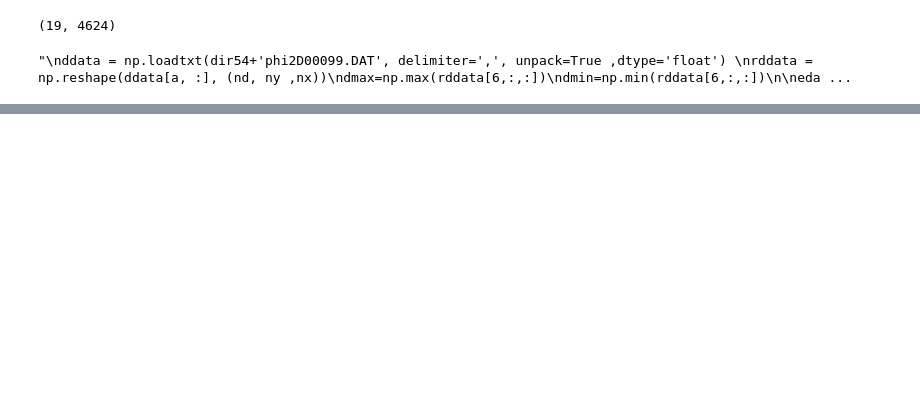
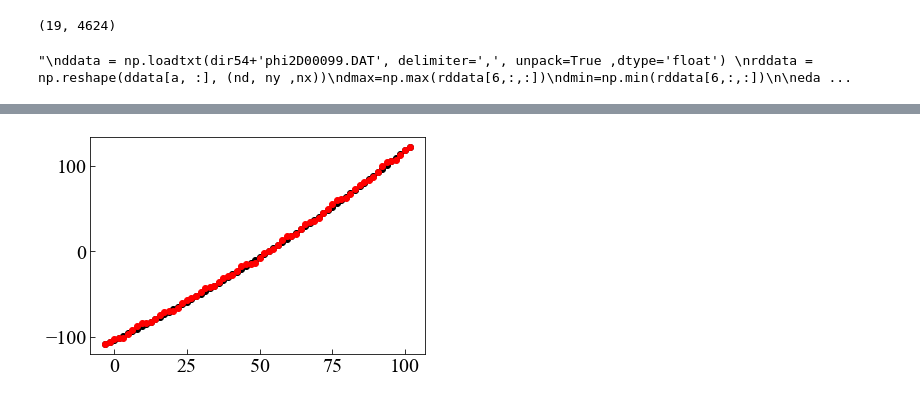
Before and after one commit to maedarn/code_tohoku, a Jupyter notebook: py/plot2D-loop.ipynb, the cells around one changed output, grey strips where cells are left out. Drawn from its saved outputs; the diff is of its cells as text; code cells hidden in the pictures; blank space fills up the shorter version.

```diff
--- a/py/plot2D-loop.ipynb
+++ b/py/plot2D-loop.ipynb
@@ -93,3 +96,26 @@ plt.show()
+# %%
+fig = plt.figure()
+ax = fig.add_subplot(1, 1, 1)
+
+data01=rdata[1,:,32]
+#data02=rdata[6,:,62]-rdata[12,:,62]
+#data02=rdata[2,:,32]-rdata[14,:,32]
+data03=rdata[14,:,32]
+data02=rdata[2,:,32]
+#data03=rdata[12,:,62]
+#data02=rdata[6,:,62]
+
+
+#data01,data02,data03,data04,data05,data06,data07 = np.loadtxt(dir53+'xphi2D00031.dat', delimiter=',', unpack=True)
+
+#plt.plot(data01,data02,marker="o",color='red', linewidth = 1)
+plt.plot(data01,data03,marker="o",color='black', linewidth = 1)
+plt.plot(data01,data02,marker="o",color='red', linewidth = 1)
+
+
+plt.show()
+# %% [output]
+[figure, added]
 # %%
 a = np.arange(nd)
 dmy = [0]*nx*ny
```
Also changed, not shown: parts of 3 cells of this notebook, 31 other files.
